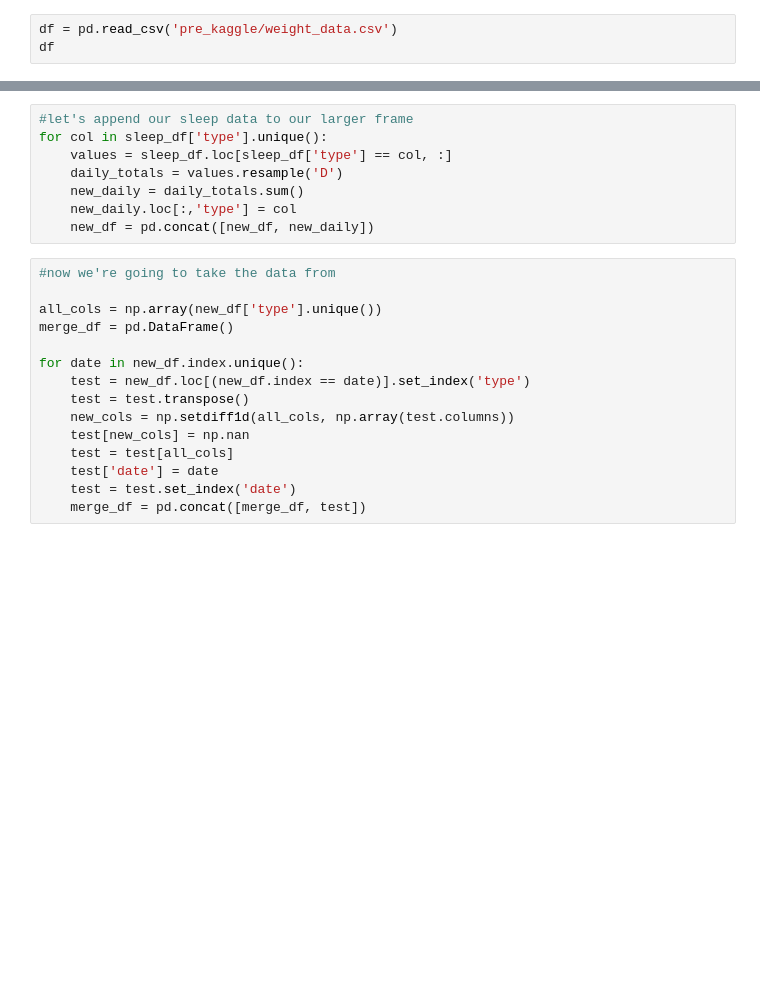
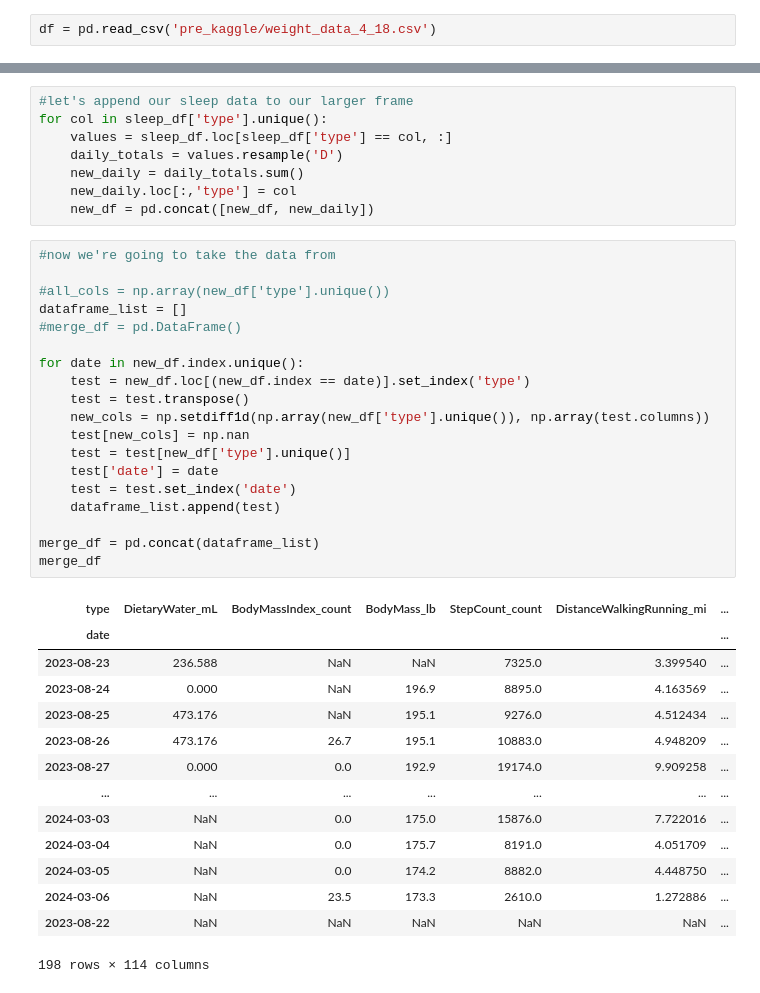
Before and after one commit to bennettandrewm/guess_my_weight, a Jupyter notebook: guess_my_weight_revised.ipynb, the cells around one changed output, grey strips where cells are left out. Drawn from its saved outputs; the diff is of its cells as text; blank space fills up the shorter version.

Commit message:
revised kaggle download

```diff
--- a/guess_my_weight_revised.ipynb
+++ b/guess_my_weight_revised.ipynb
@@ -40,3 +40,2 @@ import pandas as pd
 # %%
-df = pd.read_csv('pre_kaggle/weight_data.csv')
-df
+df = pd.read_csv('pre_kaggle/weight_data_4_18.csv')
@@ -216,18 +275,37 @@ for col in sleep_df['type'].unique():
 # %%
 #now we're going to take the data from
 
-all_cols = np.array(new_df['type'].unique())
-merge_df = pd.DataFrame()
+#all_cols = np.array(new_df['type'].unique())
+dataframe_list = []
+#merge_df = pd.DataFrame()
 
 for date in new_df.index.unique():
     test = new_df.loc[(new_df.index == date)].set_index('type')
     test = test.transpose()
-    new_cols = np.setdiff1d(all_cols, np.array(test.columns))
+    new_cols = np.setdiff1d(np.array(new_df['type'].unique()), np.array(test.columns))
     test[new_cols] = np.nan
-    test = test[all_cols]
+    test = test[new_df['type'].unique()]
     test['date'] = date
     test = test.set_index('date')
-    merge_df = pd.concat([merge_df, test])
+    dataframe_list.append(test)
+
+merge_df = pd.concat(dataframe_list)
+merge_df
+# %% [output]
+| type | DietaryWater_mL | BodyMassIndex_count | BodyMass_lb | StepCount_count | DistanceWalkingRunning_mi | ... |
+| date |  |  |  |  |  | ... |
+| 2023-08-23 | 236.588 | NaN | NaN | 7325.0 | 3.399540 | ... |
+| 2023-08-24 | 0.000 | NaN | 196.9 | 8895.0 | 4.163569 | ... |
+| 2023-08-25 | 473.176 | NaN | 195.1 | 9276.0 | 4.512434 | ... |
+| 2023-08-26 | 473.176 | 26.7 | 195.1 | 10883.0 | 4.948209 | ... |
+| 2023-08-27 | 0.000 | 0.0 | 192.9 | 19174.0 | 9.909258 | ... |
+| ... | ... | ... | ... | ... | ... | ... |
+| 2024-03-03 | NaN | 0.0 | 175.0 | 15876.0 | 7.722016 | ... |
+| 2024-03-04 | NaN | 0.0 | 175.7 | 8191.0 | 4.051709 | ... |
+| 2024-03-05 | NaN | 0.0 | 174.2 | 8882.0 | 4.448750 | ... |
+| 2024-03-06 | NaN | 23.5 | 173.3 | 2610.0 | 1.272886 | ... |
+| 2023-08-22 | NaN | NaN | NaN | NaN | NaN | ... |
+198 rows × 114 columns
 # %%
 merge_df
 # %% [output]
```
Also changed, not shown: parts of 17 cells of this notebook.
